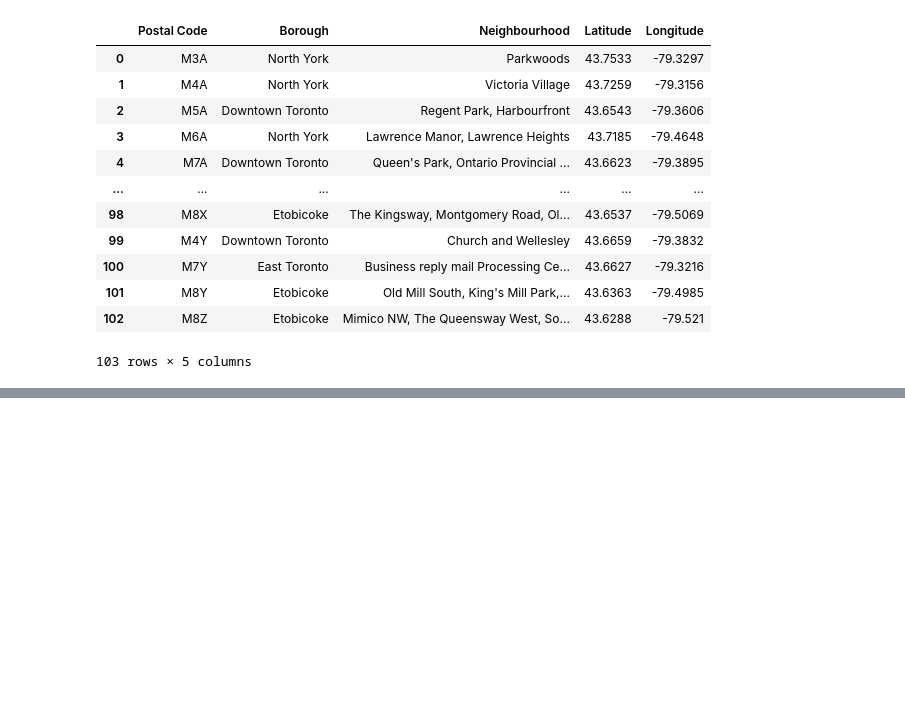
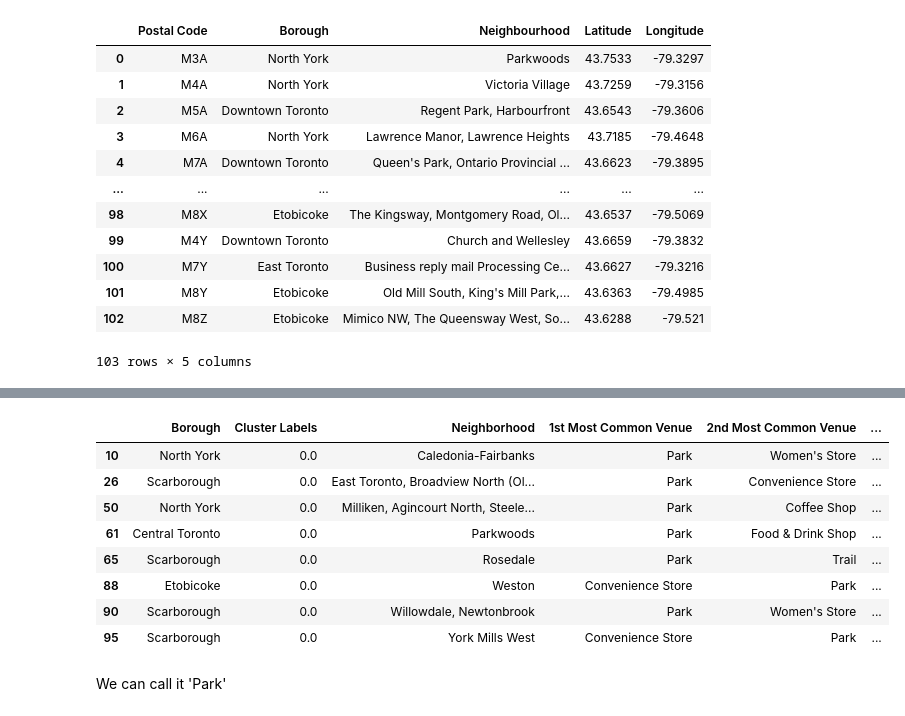
Before and after one commit to KonsKo/Capstone, a Jupyter notebook: scripts/Segmenting and Clustering Neighborhoods in Toronto.ipynb, the cells around one changed output, grey strips where cells are left out. Drawn from its saved outputs; the diff is of its cells as text; code cells hidden in the pictures; blank space fills up the shorter version.

```diff
--- a/scripts/Segmenting and Clustering Neighborhoods in Toronto.ipynb
+++ b/scripts/Segmenting and Clustering Neighborhoods in Toronto.ipynb
@@ -534,3 +516,19 @@ for lat, lon, poi, cluster in zip(toronto_merged['Latitude'], toronto_merged['Lo
 map_clusters
 # %% [output]
 [interactive output not drawn]
+# %%
+test = toronto_merged.loc[toronto_merged['Cluster Labels'] == 0, toronto_merged.columns[[1] + list(range(5, toronto_merged.shape[1]))]]
+# %%
+test
+# %% [output]
+|  | Borough | Cluster Labels | Neighborhood | 1st Most Common Venue | 2nd Most Common Venue | ... |
+| 10 | North York | 0.0 | Caledonia-Fairbanks | Park | Women's Store | ... |
+| 26 | Scarborough | 0.0 | East Toronto, Broadview North (Ol... | Park | Convenience Store | ... |
+| 50 | North York | 0.0 | Milliken, Agincourt North, Steele... | Park | Coffee Shop | ... |
+| 61 | Central Toronto | 0.0 | Parkwoods | Park | Food & Drink Shop | ... |
+| 65 | Scarborough | 0.0 | Rosedale | Park | Trail | ... |
+| 88 | Etobicoke | 0.0 | Weston | Convenience Store | Park | ... |
+| 90 | Scarborough | 0.0 | Willowdale, Newtonbrook | Park | Women's Store | ... |
+| 95 | Scarborough | 0.0 | York Mills West | Convenience Store | Park | ... |
+# %% [markdown]
+We can call it 'Park'
```
Also changed, not shown: parts of 1 cell of this notebook.
